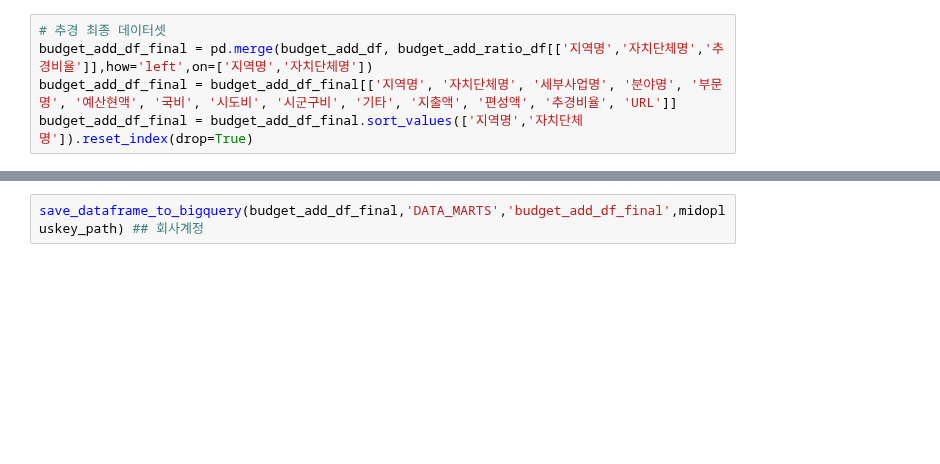
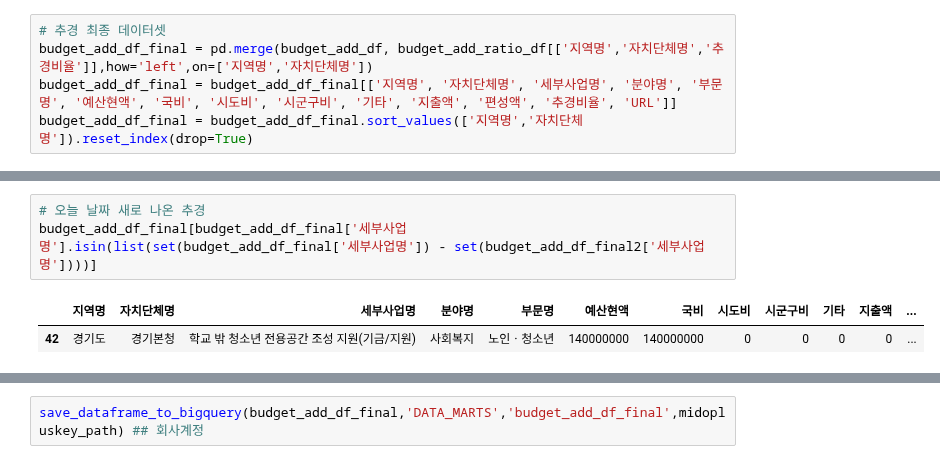
Before and after one commit to kkwann/mido_project, a Jupyter notebook: 2.Data_preprocessing_mapping.ipynb, the cells around one changed output, grey strips where cells are left out. Drawn from its saved outputs; the diff is of its cells as text; blank space fills up the shorter version.

```diff
--- a/2.Data_preprocessing_mapping.ipynb
+++ b/2.Data_preprocessing_mapping.ipynb
@@ -697,0 +699,6 @@ budget_add_df_final = budget_add_df_final.sort_values(['지역명','자치단체
+# %%
+# 오늘 날짜 새로 나온 추경
+budget_add_df_final[budget_add_df_final['세부사업명'].isin(list(set(budget_add_df_final['세부사업명']) - set(budget_add_df_final2['세부사업명'])))]
+# %% [output]
+|  | 지역명 | 자치단체명 | 세부사업명 | 분야명 | 부문명 | 예산현액 | 국비 | 시도비 | 시군구비 | 기타 | 지출액 | ... |
+| 42 | 경기도 | 경기본청 | 학교 밖 청소년 전용공간 조성 지원(기금/지원) | 사회복지 | 노인ㆍ청소년 | 140000000 | 140000000 | 0 | 0 | 0 | 0 | ... |
```
Also changed, not shown: parts of 9 cells of this notebook, 5 other files.
